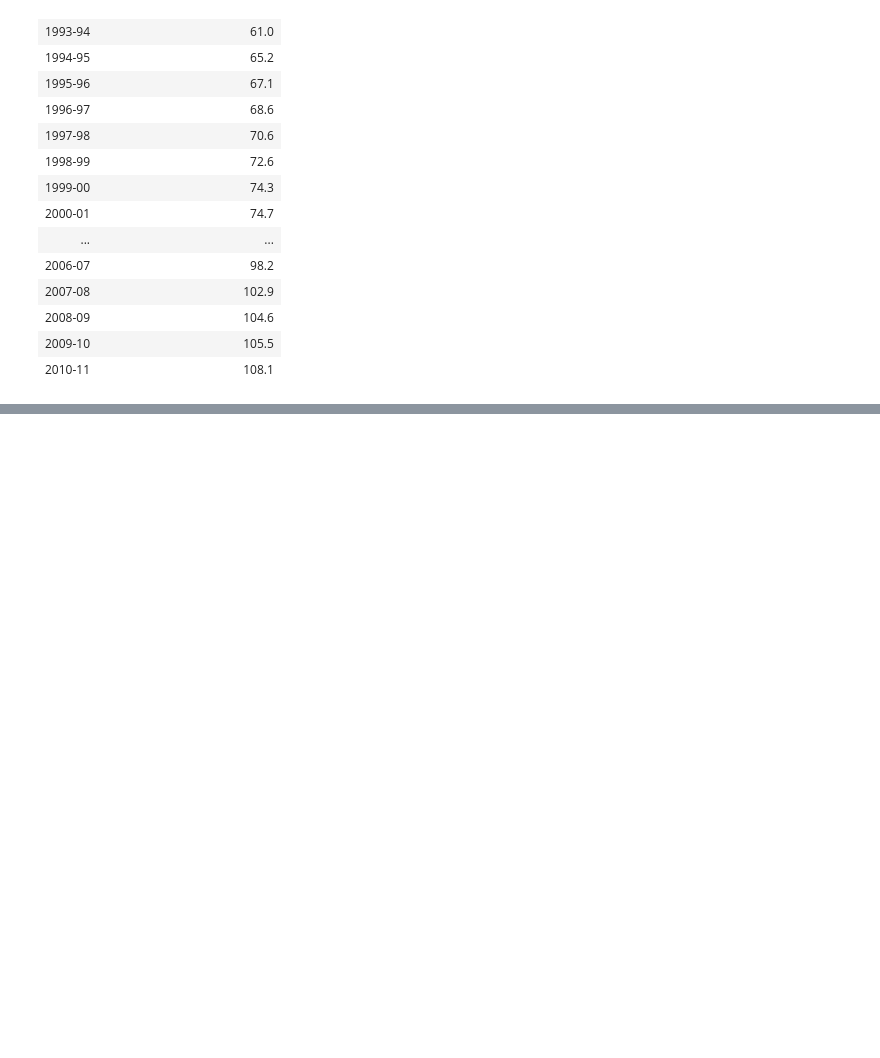
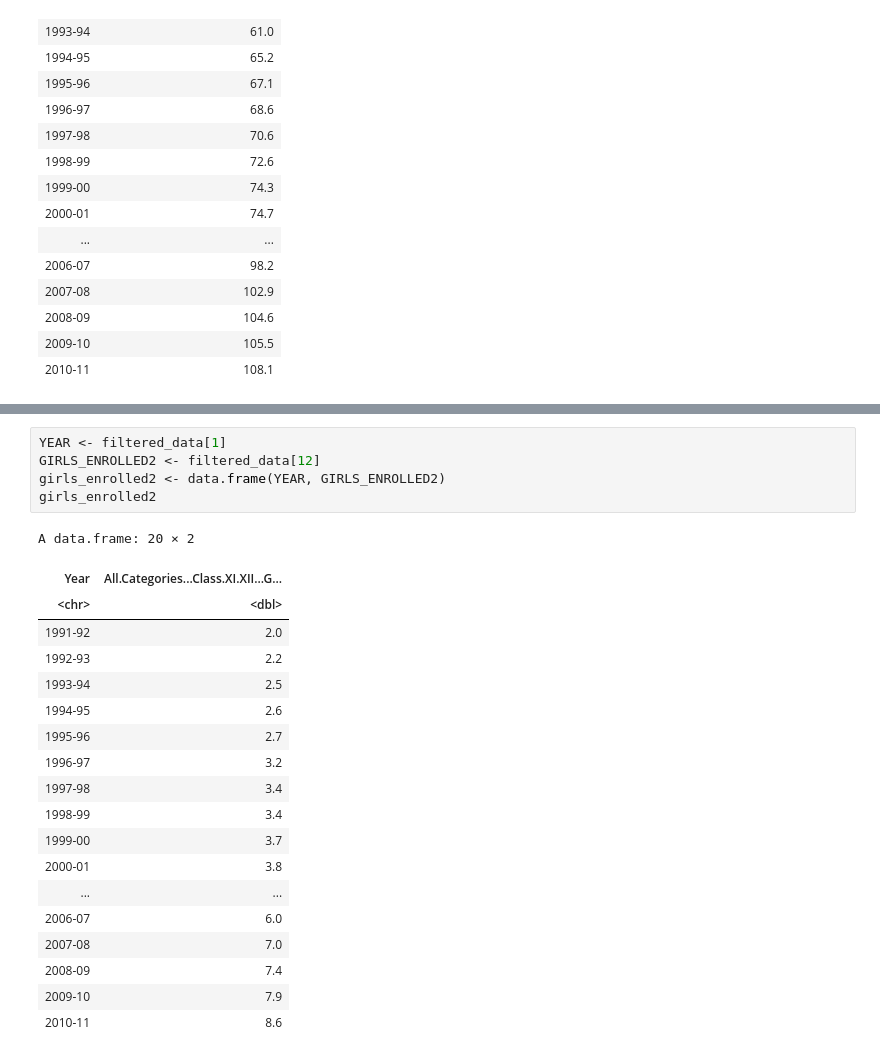
Before and after one commit to vishnu-17o7/Sem3, a Jupyter notebook: PA LAB/project.ipynb, the cells around one changed output, grey strips where cells are left out. Saved outputs shown, nothing was run; the diff lists cells and outputs as text; blank space fills up the shorter version.

```diff
--- a/PA LAB/project.ipynb
+++ b/PA LAB/project.ipynb
@@ -102,0 +128,25 @@ ERROR: Error in plot.window(...): need finite 'xlim' values
+# %%
+YEAR <- filtered_data[1]
+GIRLS_ENROLLED2 <- filtered_data[12]
+girls_enrolled2 <- data.frame(YEAR, GIRLS_ENROLLED2)
+girls_enrolled2
+# %% [output]
+A data.frame: 20 × 2
+| Year | All.Categories...Class.XI.XII...G... |
+| <chr> | <dbl> |
+| 1991-92 | 2.0 |
+| 1992-93 | 2.2 |
+| 1993-94 | 2.5 |
+| 1994-95 | 2.6 |
+| 1995-96 | 2.7 |
+| 1996-97 | 3.2 |
+| 1997-98 | 3.4 |
+| 1998-99 | 3.4 |
+| 1999-00 | 3.7 |
+| 2000-01 | 3.8 |
+| ... | ... |
+| 2006-07 | 6.0 |
+| 2007-08 | 7.0 |
+| 2008-09 | 7.4 |
+| 2009-10 | 7.9 |
+| 2010-11 | 8.6 |
```
Also changed, not shown: parts of 4 cells of this notebook, 6 other files.
